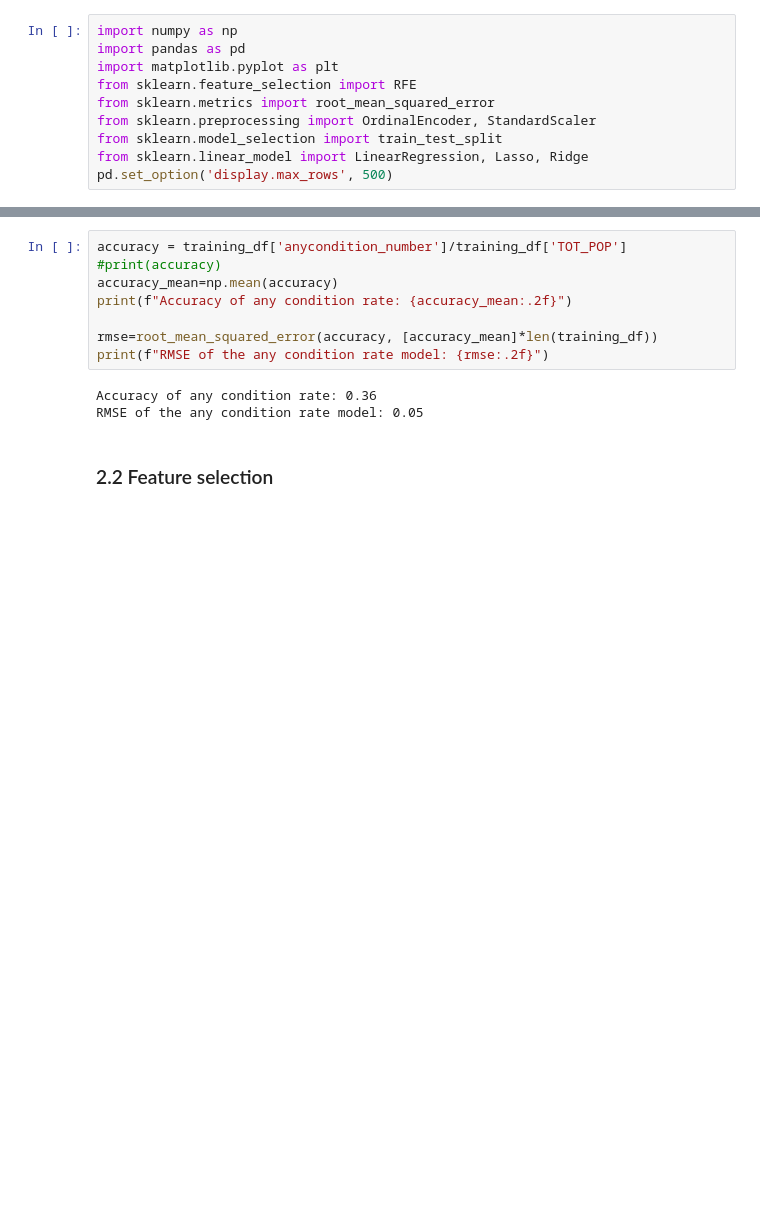
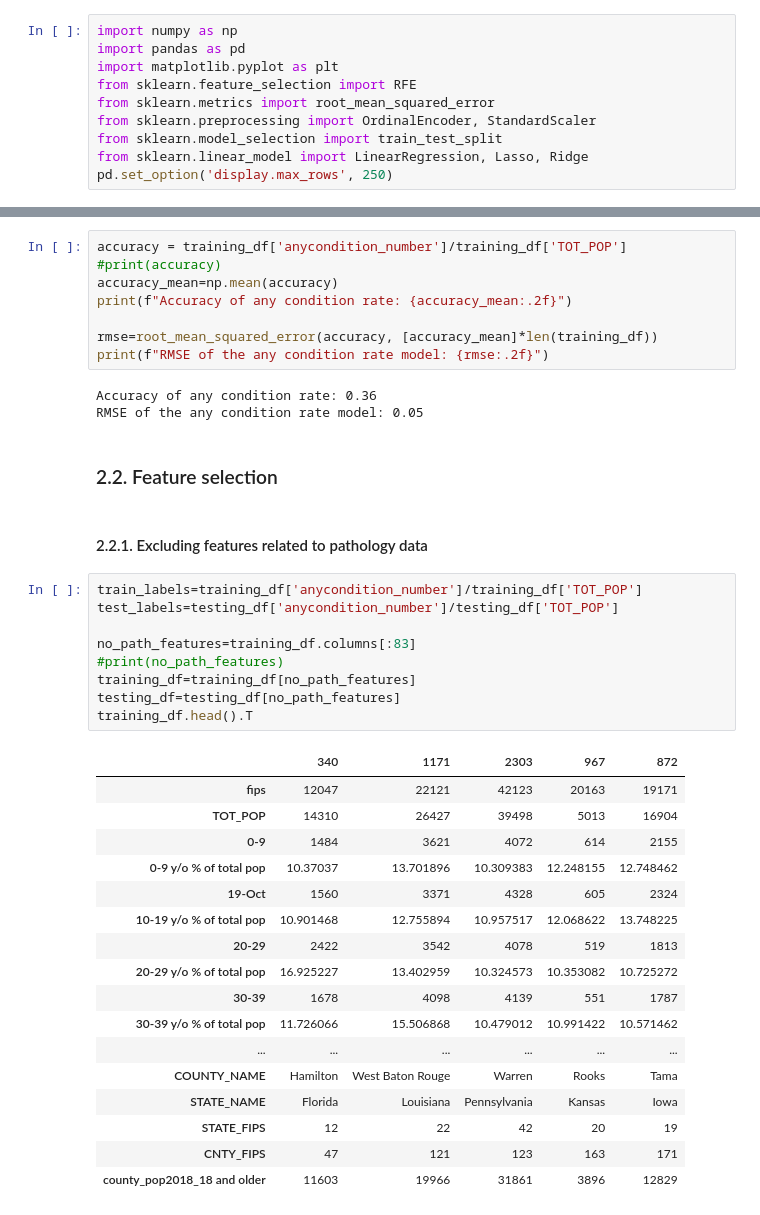
Before and after one commit to 4GeeksAcademy/Madesh1-regularized-linear-regression, a Jupyter notebook: src/Madesh_solution.ipynb, the cells around one changed output, grey strips where cells are left out. Cells and saved outputs as stored; diff of their text form; blank space fills up the shorter version.

```diff
--- a/src/Madesh_solution.ipynb
+++ b/src/Madesh_solution.ipynb
@@ -11,7 +11,7 @@ from sklearn.metrics import root_mean_squared_error
 from sklearn.preprocessing import OrdinalEncoder, StandardScaler
 from sklearn.model_selection import train_test_split
 from sklearn.linear_model import LinearRegression, Lasso, Ridge
-pd.set_option('display.max_rows', 500)
+pd.set_option('display.max_rows', 250)
 # %% [markdown]
 ### 1.1. Data download
 # %%
@@ -78,4 +78,33 @@ print(f"RMSE of the any condition rate model: {rmse:.2f}")
 Accuracy of any condition rate: 0.36
 RMSE of the any condition rate model: 0.05
 # %% [markdown]
-### 2.2 Feature selection
+### 2.2. Feature selection
+# %% [markdown]
+#### 2.2.1. Excluding features related to pathology data
+# %%
+train_labels=training_df['anycondition_number']/training_df['TOT_POP']
+test_labels=testing_df['anycondition_number']/testing_df['TOT_POP']
+
+no_path_features=training_df.columns[:83]
+#print(no_path_features)
+training_df=training_df[no_path_features]
+testing_df=testing_df[no_path_features]
+training_df.head().T
+# %% [output]
+|  | 340 | 1171 | 2303 | 967 | 872 |
+| fips | 12047 | 22121 | 42123 | 20163 | 19171 |
+| TOT_POP | 14310 | 26427 | 39498 | 5013 | 16904 |
+| 0-9 | 1484 | 3621 | 4072 | 614 | 2155 |
+| 0-9 y/o % of total pop | 10.37037 | 13.701896 | 10.309383 | 12.248155 | 12.748462 |
+| 19-Oct | 1560 | 3371 | 4328 | 605 | 2324 |
+| 10-19 y/o % of total pop | 10.901468 | 12.755894 | 10.957517 | 12.068622 | 13.748225 |
+| 20-29 | 2422 | 3542 | 4078 | 519 | 1813 |
+| 20-29 y/o % of total pop | 16.925227 | 13.402959 | 10.324573 | 10.353082 | 10.725272 |
+| 30-39 | 1678 | 4098 | 4139 | 551 | 1787 |
+| 30-39 y/o % of total pop | 11.726066 | 15.506868 | 10.479012 | 10.991422 | 10.571462 |
+| ... | ... | ... | ... | ... | ... |
+| COUNTY_NAME | Hamilton | West Baton Rouge | Warren | Rooks | Tama |
+| STATE_NAME | Florida | Louisiana | Pennsylvania | Kansas | Iowa |
+| STATE_FIPS | 12 | 22 | 42 | 20 | 19 |
+| CNTY_FIPS | 47 | 121 | 123 | 163 | 171 |
+| county_pop2018_18 and older | 11603 | 19966 | 31861 | 3896 | 12829 |
```
Also changed, not shown: parts of 4 cells of this notebook, 1 other file.
